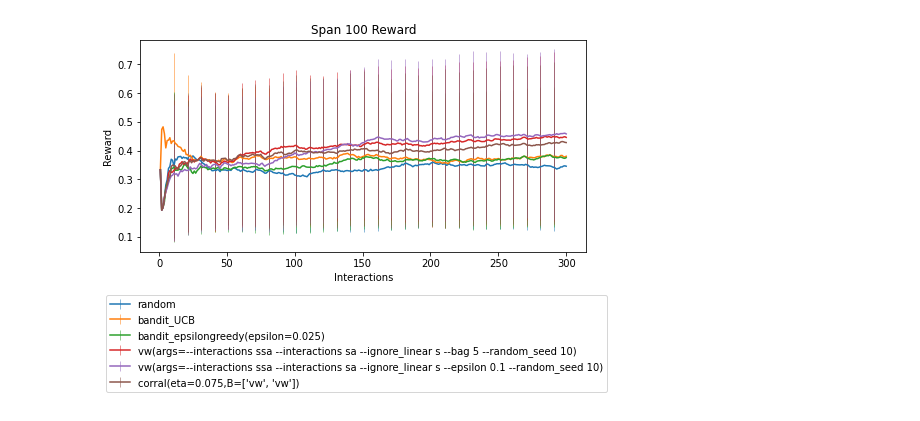
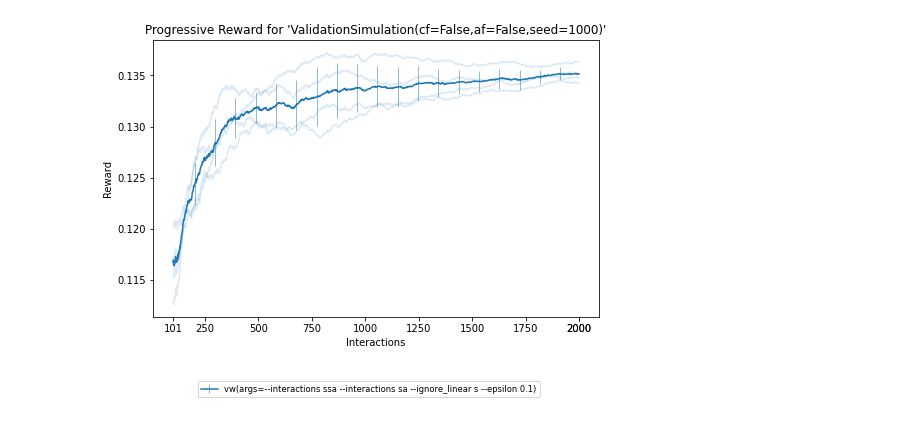
Before and after one commit to VowpalWabbit/coba, a Jupyter notebook: examples/bakeoff.ipynb, the cells around one changed output. Saved outputs shown, nothing was run; the diff lists cells and outputs as text; code cells hidden in the pictures.

Commit message:
Adding a new introductory jupyter notebook.

```diff
--- a/examples/bakeoff.ipynb
+++ b/examples/bakeoff.ipynb
@@ -30,0 +89,9 @@ The next cell creates a benchmark and evaluates a collection of learners on it.
+# %%
+from coba.benchmarks import Benchmark
+
+simulations = [ValidationSimulation(2000, action_features=False, context_features=False)]
+learners    = [RandomLearner(), EpsilonBanditLearner(0.1), VowpalLearner(epsilon=0.1)]
+
+result = Benchmark(simulations, shuffle=[1,2,3,4]).evaluate(learners)
+
+result.plot_learners()
@@ -31,20 +121,3 @@ The next cell creates a benchmark and evaluates a collection of learners on it.
 # %%
-from coba.learners import RandomLearner, EpsilonBanditLearner, VowpalLearner, UcbBanditLearner, CorralLearner
-from coba.benchmarks import Benchmark
-
-#Create our benchmark from a configuration file
-benchmark = Benchmark.from_file("bakeoff_short.json")
-
-#Define the learners that we want to evaluate
-learners = [
-    RandomLearner(),
-    UcbBanditLearner(),
-    EpsilonBanditLearner(epsilon=0.025),
-    VowpalLearner(bag=5, seed=10),      #This learner requires that VowpalWabbit be installed
-    VowpalLearner(epsilon=.1, seed=10), #This learner requires that VowpalWabbit be installed
-    CorralLearner([VowpalLearner(bag=5, seed=10), VowpalLearner(epsilon=.1, seed=10)], eta=.075, T=300, seed=10),
-]
-
-#Use our benchmark to evaluate our learners. The log file is where results will stored/restored on evaluation.
-result = benchmark.evaluate(learners, "bakeoff_short.log", seed=10)
+result.plot_shuffles("*", "*bandit*")
 # %% [output]
@@ -68,6 +127,4 @@ result = benchmark.evaluate(learners, "bakeoff_short.log", seed=10)
 # %%
-#We can create a quick summary plot to get a sense of how the results looked
-#For more in-depth analysis it is useful to load the result into a Jupyter Notebook
-result.plot_learners(span=100)
+result.plot_shuffles("*", "*vw*")
 # %% [output]
-[figure, old version]
+[figure, new version]
```
Also changed, not shown: parts of 18 cells of this notebook.
